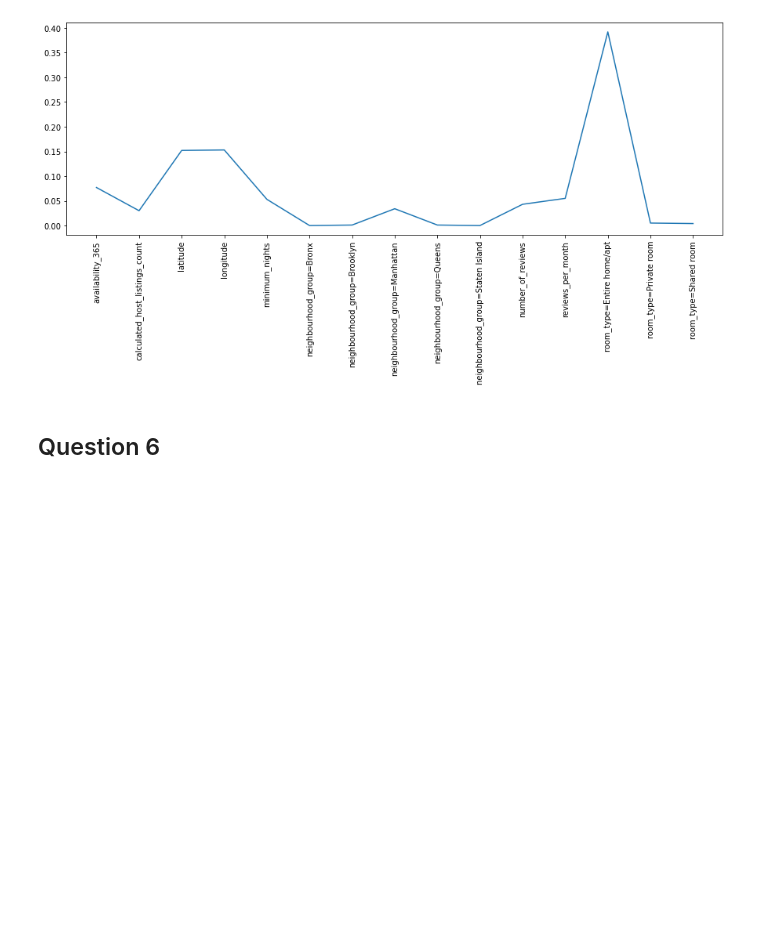
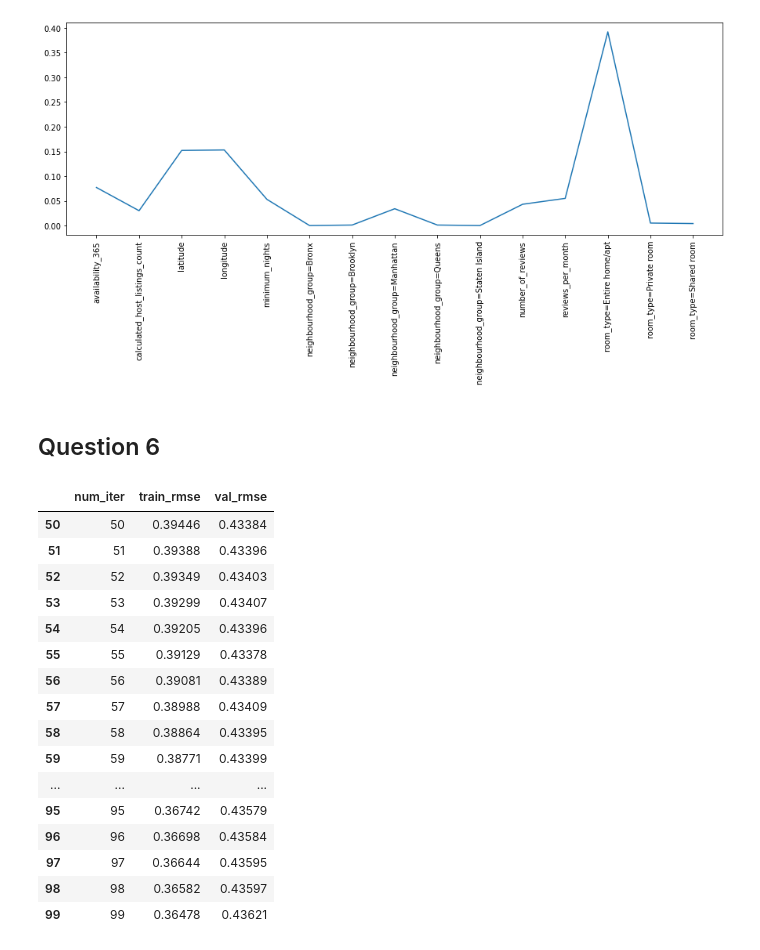
Before and after one commit to bandiang2/ml_zoomcamp_2021, a Jupyter notebook: week_6/homework.ipynb, the cells around one changed output. Saved outputs shown, nothing was run; the diff lists cells and outputs as text; code cells hidden in the pictures; blank space fills up the shorter version.

```diff
--- a/week_6/homework.ipynb
+++ b/week_6/homework.ipynb
@@ -244,0 +257,21 @@ watchlist = [(train2, 'train'), (val2, 'val')]
+# %%
+df_eta_03 = parse_xgb_output(output)
+df_eta_03.tail(50)
+# %% [output]
+|  | num_iter | train_rmse | val_rmse |
+| 50 | 50 | 0.39446 | 0.43384 |
+| 51 | 51 | 0.39388 | 0.43396 |
+| 52 | 52 | 0.39349 | 0.43403 |
+| 53 | 53 | 0.39299 | 0.43407 |
+| 54 | 54 | 0.39205 | 0.43396 |
+| 55 | 55 | 0.39129 | 0.43378 |
+| 56 | 56 | 0.39081 | 0.43389 |
+| 57 | 57 | 0.38988 | 0.43409 |
+| 58 | 58 | 0.38864 | 0.43395 |
+| 59 | 59 | 0.38771 | 0.43399 |
+| ... | ... | ... | ... |
+| 95 | 95 | 0.36742 | 0.43579 |
+| 96 | 96 | 0.36698 | 0.43584 |
+| 97 | 97 | 0.36644 | 0.43595 |
+| 98 | 98 | 0.36582 | 0.43597 |
+| 99 | 99 | 0.36478 | 0.43621 |
```
Also changed, not shown: parts of 7 cells of this notebook.
